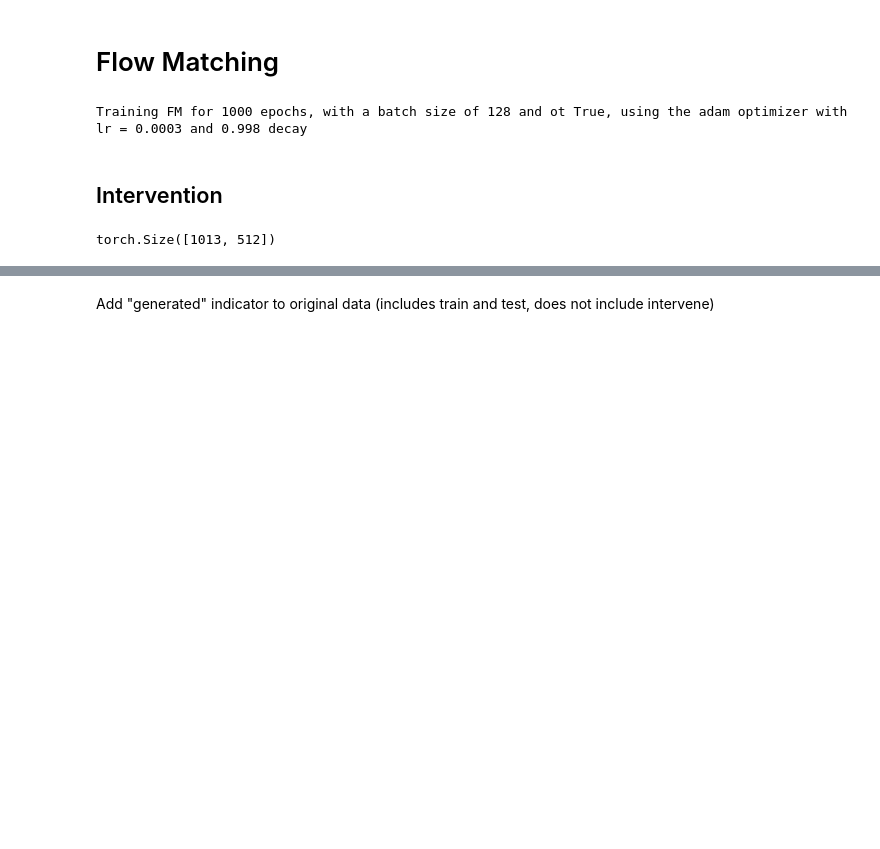
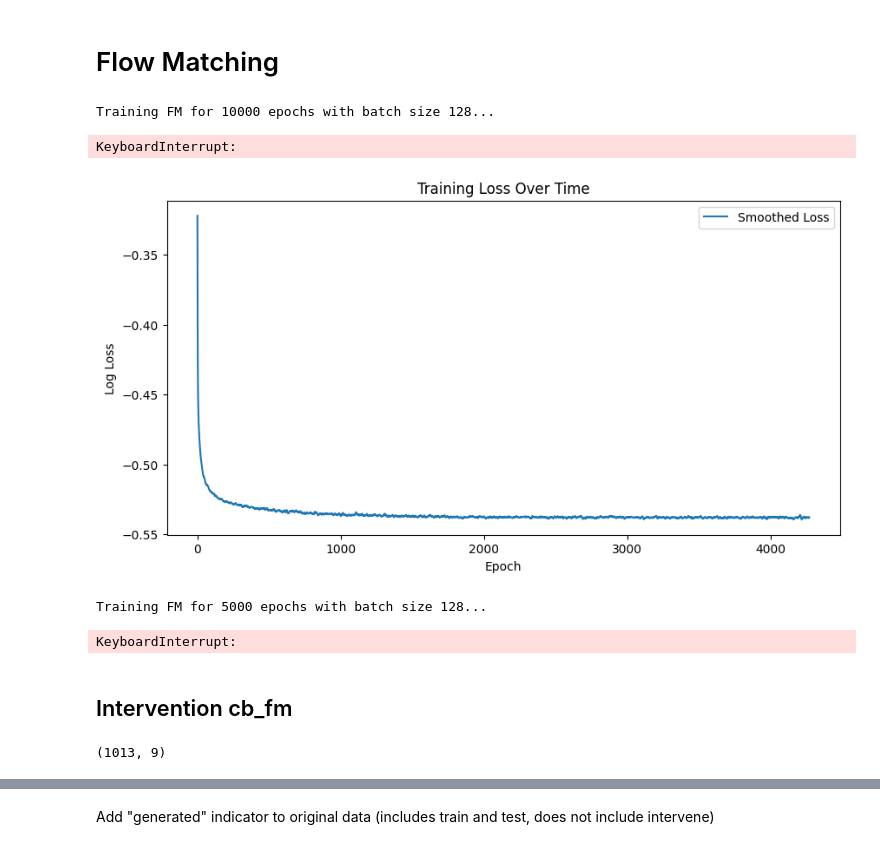
Before and after one commit to almaan/scCBGM, a Jupyter notebook: notebooks/analysis/kang_zero_shot_CD4T_cell_example.ipynb, the cells around one changed output, grey strips where cells are left out. Saved outputs shown, nothing was run; the diff lists cells and outputs as text; code cells hidden in the pictures; blank space fills up the shorter version.

```diff
--- a/notebooks/analysis/kang_zero_shot_CD4T_cell_example.ipynb
+++ b/notebooks/analysis/kang_zero_shot_CD4T_cell_example.ipynb
@@ -346,8 +419,18 @@ import sklearn.decomposition
 # %%
-adata.uns['pc_transform'] = sklearn.decomposition.PCA(n_components=512).fit(adata.X)
-adata.obsm['X_pca'] = adata.uns['pc_transform'].transform(adata.X)
+# adata.uns['pc_transform'] = sklearn.decomposition.PCA(n_components=512).fit(adata_train.X)
+# adata.obsm['X_pca'] = adata.uns['pc_transform'].transform(adata.X)
 
 # sc.pp.pca(adata, n_comps = 512)
-adata_train.obsm['X_pca'] = adata[adata_train.obs.index].obsm['X_pca']
-adata_test.obsm['X_pca'] = adata[adata_test.obs.index].obsm['X_pca']
+# adata_train.obsm['X_pca'] = adata[adata_train.obs.index].obsm['X_pca']
+# adata_test.obsm['X_pca'] = adata[adata_test.obs.index].obsm['X_pca']
+# adata_inter.obsm['X_pca'] = adata[adata_inter.obs.index].obsm['X_pca']
+
+adata_train.obsm['scCBGM_concepts_known'] = adata[adata_train.obs.index].obsm['scCBGM_concepts_known']
+adata_train.obsm['scCBGM_concepts_unknown'] = adata[adata_train.obs.index].obsm['scCBGM_concepts_unknown']
+
+adata_test.obsm['scCBGM_concepts_known'] = adata[adata_test.obs.index].obsm['scCBGM_concepts_known']
+adata_test.obsm['scCBGM_concepts_unknown'] = adata[adata_test.obs.index].obsm['scCBGM_concepts_unknown']
+
+adata_inter.obsm['scCBGM_concepts_known'] = adata[adata_inter.obs.index].obsm['scCBGM_concepts_known']
+adata_inter.obsm['scCBGM_concepts_unknown'] = adata[adata_inter.obs.index].obsm['scCBGM_concepts_unknown']
 # %%
@@ -355,17 +439,48 @@ fm_model = clab.models.cb_fm.CB_FM(x_dim=adata_train.obsm['X_pca'].shape[-1], c_
 #fm_model = clab.models.cb_fm.CB_FM(x_dim=adata_train.X.shape[-1], c_dim=adata_train.obsm['concepts_soft'].to_numpy().shape[-1], emb_dim=128, n_layers=4)
 # %%
 fm_model.train(
-    data=torch.from_numpy(adata_train.obsm['X_pca']).float(),
-    concepts=torch.from_numpy(adata_train.obsm['concepts'].to_numpy()).float(),
-    num_epochs=1000,
+    data=torch.from_numpy(adata_train.X.toarray()).float(),
+    concepts_known=torch.from_numpy(adata_train.obsm['scCBGM_concepts_known']).float(),
+    concepts_unknown=torch.from_numpy(adata_train.obsm['scCBGM_concepts_unknown']).float(),
+    num_epochs=10000,
     batch_size=128,
     lr=3e-4,
     p_drop=0.1,
-    ot = True
+    ot = False
 )
 # %% [output]
-Training FM for 1000 epochs, with a batch size of 128 and ot True, using the adam optimizer with lr = 0.0003 and 0.998 decay
+Training FM for 10000 epochs with batch size 128...
+KeyboardInterrupt:
+# %%
+losses_smooth = np.convolve(np.log(fm_model.losses), np.ones(10)/10, mode='valid')
+
+plt.figure(figsize=(10, 5))
+plt.plot(losses_smooth, label='Smoothed Loss')
+plt.xlabel('Epoch')
+plt.ylabel('Log Loss')
+plt.title('Training Loss Over Time')
+plt.legend()
+plt.show()
+# %% [output]
+[figure, added]
+# %%
+fm_model_raw.train(
+    data=torch.from_numpy(adata_train.X.toarray()).float(),
+    concepts_known=torch.from_numpy(adata_train.obsm['concepts'].to_numpy()).float(),
+    num_epochs=5000,
+    batch_size=128,
+    lr=3e-4,
+    p_drop=0.0,
+    ot = False
+)
+# %% [output]
+Training FM for 5000 epochs with batch size 128...
+KeyboardInterrupt:
 # %% [markdown]
-## Intervention
+## Intervention cb_fm
+# %%
+adata_inter.obsm['concepts'].shape
+# %% [output]
+(1013, 9)
 # %%
 x_intervene_on = adata_inter.X.toarray().astype(np.float32).copy()
@@ -373,5 +499 @@ c_intervene_on =  adata_inter.obsm['concepts'].values.astype(np.float32).copy()
-# %%
-inter_preds.shape
-# %% [output]
-torch.Size([1013, 512])
 # %%
```
Also changed, not shown: parts of 47 cells of this notebook, 36 other files.
